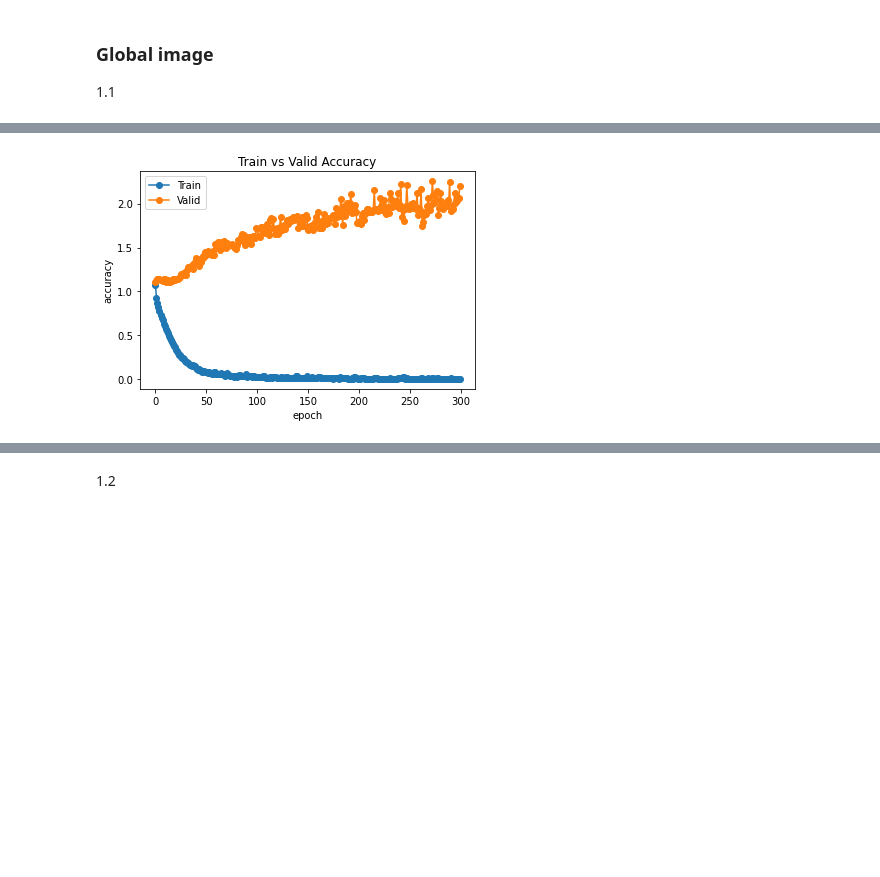
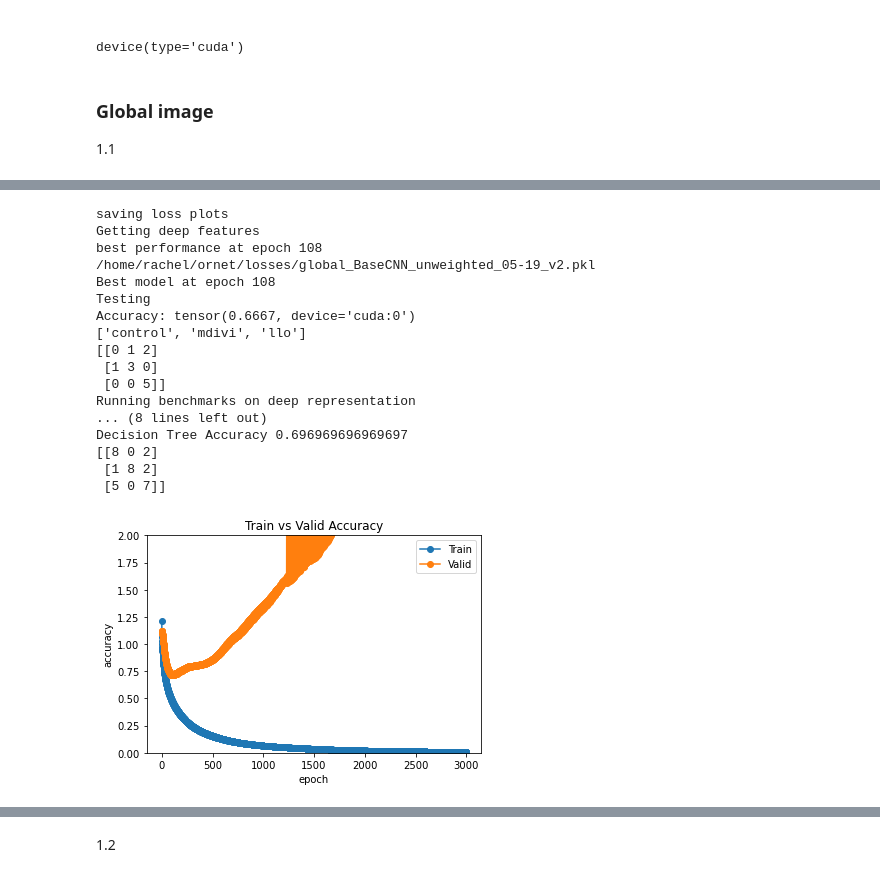
Before and after one commit to rmattson1008/ornet, a Jupyter notebook: benchmarks/experiments.ipynb, the cells around one changed output, grey strips where cells are left out. Cells and saved outputs as stored; diff of their text form; code cells hidden in the pictures; blank space fills up the shorter version.

Commit message:
keep record of some training

```diff
--- a/benchmarks/experiments.ipynb
+++ b/benchmarks/experiments.ipynb
@@ -54,21 +111,23 @@ SyntaxError: invalid syntax (cnn_driver.py, line 352)
 # %%
 
-def plot_losses(model_name):
-    # name = model_name.split(".")[0] + "pkl"
-    name = "l2.pkl"
-    path = os.path.join("/home/rachel/ornet/losses/", name)
+def plot_losses(path):
+
+    print(path)
 
     with open(path, 'rb') as f:
         d = pickle.load(f)
 
     t = d["train_loss"]
     v = d["val_loss"]
-    plt.plot(t,'-o')
-    plt.plot(v,'-o')
+    plt.plot(t, '-o')
+    plt.plot(v, '-o')
     plt.xlabel('epoch')
     plt.ylabel('accuracy')
-    plt.legend(['Train','Valid'])
+    plt.ylim((0,2))
+    plt.legend(['Train', 'Valid'])
     plt.title('Train vs Valid Accuracy')
+# %% [markdown]
+<a id='args'></a>
 # %%
 class JupyterArgs:
     def __init__(self):
@@ -107,6 +166,11 @@ for subdir in args.classes:
 
 device = 'cpu' if not torch.cuda.is_available() else 'cuda'
 device = torch.device(device)
+# %%
+root_dir = "/home/rachel/ornet/"
+device
+# %% [output]
+device(type='cuda')
 # %% [markdown]
 ### Global image
 
@@ -114,29 +178,49 @@ device = torch.device(device)
 1.1
 # %%
 # 1.1
-args.save_as = "test.pth"
-# args.save_as = "global_BaseCNN_unweighted_05-19.pth"
-args.roi=False
+# args.save_features = os.path.join(
+#     root_dir, "representations/global_BaseCNN_unweighted_05-19.pkl")
+# args.save_model = os.path.join(
+#     root_dir, "models/global_BaseCNN_unweighted_05-19.pth")
+# args.save_losses = os.path.join(
+#     root_dir, "losses/global_BaseCNN_unweighted_05-19.pkl")
+
+args.save_features = os.path.join(
+    root_dir, "representations/global_BaseCNN_unweighted_05-19_v2.pkl")
+args.save_model = os.path.join(
+    root_dir, "models/global_BaseCNN_unweighted_05-19_v2.pth")
+args.save_losses = os.path.join(
+    root_dir, "losses/global_BaseCNN_unweighted_05-19_v2.pkl")
+
+args.roi = False
 args.weighted_samples = False
-args.epochs = 300
+args.epochs = 3000
+args.lr = 1.8e-3
 
 train_dataloader, test_dataloader, val_dataloader = get_dataloaders(
     args, accept_list, resize=28)
 
-# model = BaseCNN()
-model = ResNet18(in_channels=2, resblock=ResBlock, outputs=3)
+model = BaseCNN()
+# model = ResNet18(in_channels=2, resblock=ResBlock, outputs=3)
 model.to(device)
 
 if args.train:
     print("Training")
     train(args, model, train_dataloader, val_dataloader, device=device)
 
-plot_losses(args.save_as)
+get_deep_features(args, model, [train_dataloader,
+                  test_dataloader, val_dataloader], device=device)
 
-saved_state = torch.load(os.path.join(args.save_dir, args.save_as))
-model.load_state_dict(saved_state)
+plot_losses(args.save_losses)
+
+checkpoint = torch.load(args.save_model)
+model.load_state_dict(checkpoint['state_dict'])
+print("Best model at epoch", checkpoint['epoch'])
 print("Testing")
 test(args, model, test_dataloader, device=device)
+
+print("Running benchmarks on deep representation")
+run_benchmarks(args.save_features)
 # %% [output]
 Using global image inputs
 /data/ornet/single_cells_cnns
@@ -149 +228,18 @@ Accuracy: tensor(0.4167, device='cuda:0')
+saving loss plots
+Getting deep features
+best performance at epoch 108
+/home/rachel/ornet/losses/global_BaseCNN_unweighted_05-19_v2.pkl
+Best model at epoch 108
+Testing
+Accuracy: tensor(0.6667, device='cuda:0')
+['control', 'mdivi', 'llo']
+[[0 1 2]
+ [1 3 0]
+ [0 0 5]]
+Running benchmarks on deep representation
+... (8 lines left out)
+Decision Tree Accuracy 0.696969696969697
+[[8 0 2]
+ [1 8 2]
+ [5 0 7]]
-[figure, old version]
+[figure, new version]
```
Also changed, not shown: parts of 19 cells of this notebook.
